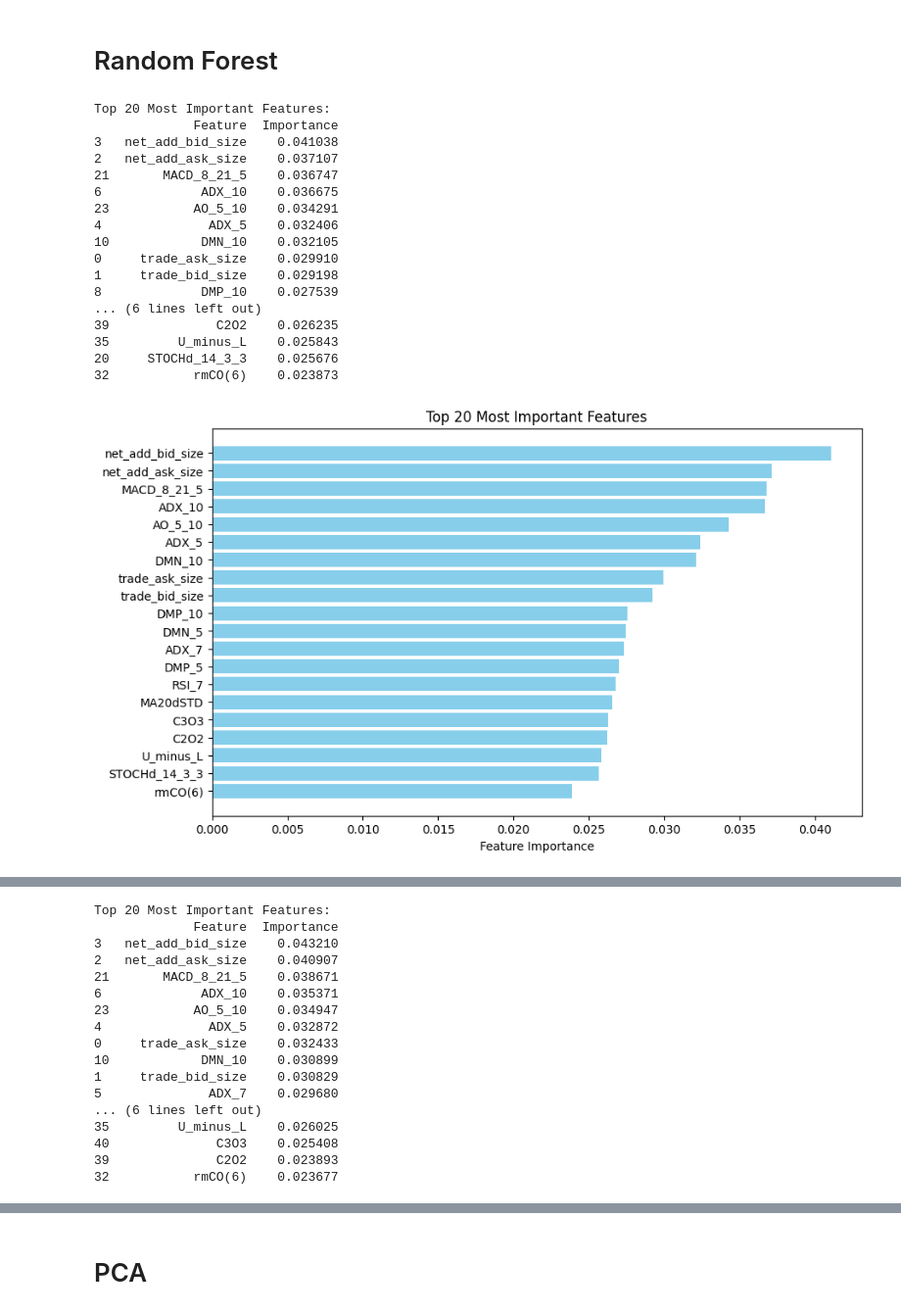
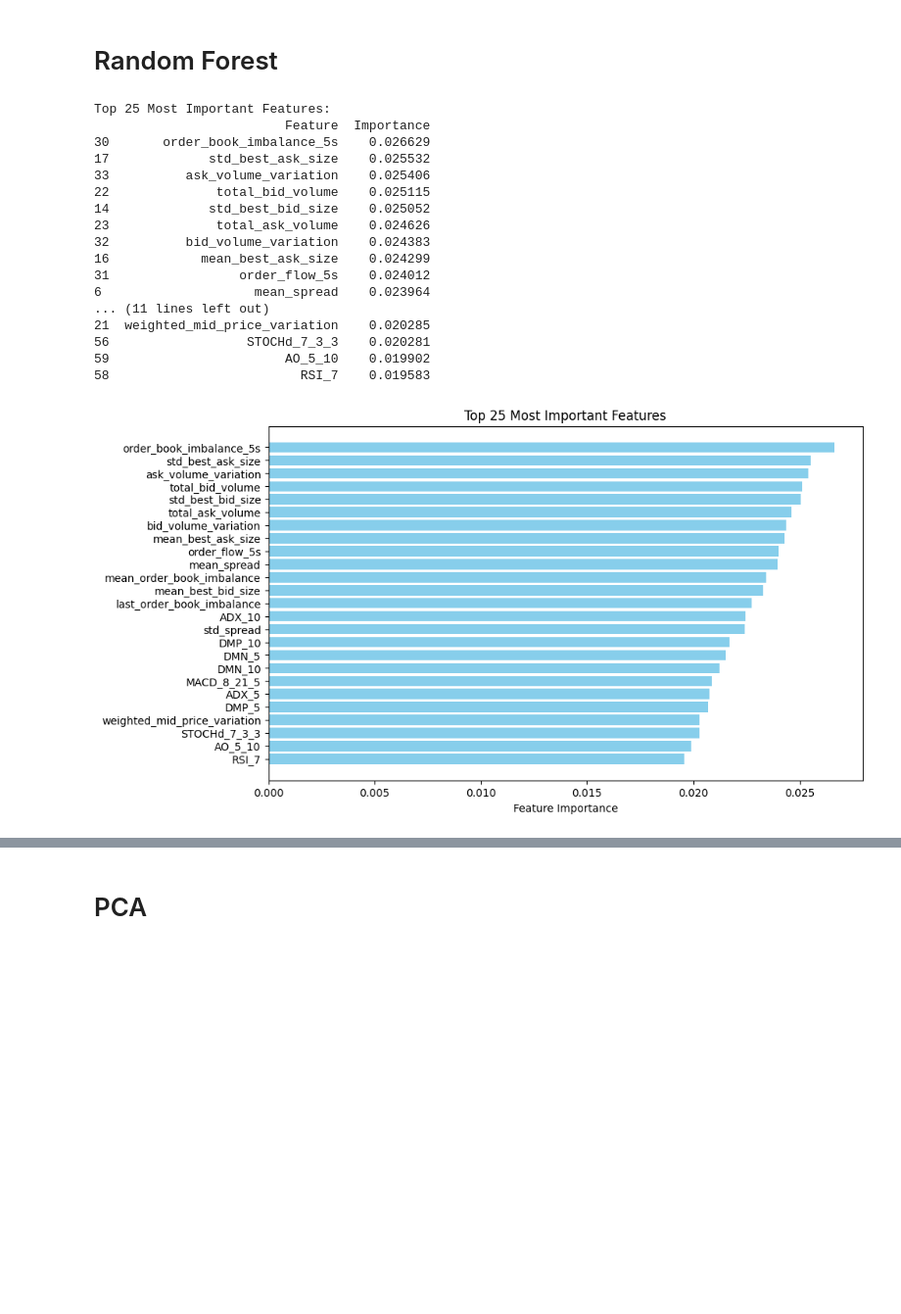
Before and after one commit to LiaoLaurent/Stock-Prediction-Deep-Learning, a Jupyter notebook: feature_engineering.ipynb, the cells around one changed output, grey strips where cells are left out. Shown at 98% size. Drawn from its saved outputs; the diff is of its cells as text; code cells hidden in the pictures; blank space fills up the shorter version.

```diff
--- a/feature_engineering.ipynb
+++ b/feature_engineering.ipynb
@@ -422,7 +476,7 @@ Index(['mid_price_mean', 'std_mid_price', 'weighted_mid_price_first',
 | 2024-10-01 09:30:31-04:00 | 228.897054 | 0.046209 | 228.947130 | 228.811656 | 228.896598 | ... |
 | 2024-10-01 09:30:32-04:00 | 228.873875 | 0.027299 | 228.811656 | 228.895714 | 228.875182 | ... |
 # %%
-all_data["weighted_mid_price_variation_class"] = all_data["weighted_mid_price_variation_class"].shift(-1)
+all_data["mean_mid_price_variation_class"] = all_data["mean_mid_price_variation_class"].shift(-1)
 all_data.dropna(inplace=True)
 # %%
 all_data.head()
@@ -486,7 +540,7 @@ OH1               0.239075  1.000000
 # %%
 from sklearn.ensemble import RandomForestRegressor
 
-X = all_data.drop(columns=['mid_price_variation_class', 'weighted_mid_price_variation_class'])  # Features
+X = all_data.drop(columns=['mid_price_variation_class', 'weighted_mid_price_variation_class', "mean_mid_price_variation_class"])  # Features
 y = all_data['weighted_mid_price_variation_class']  # Target variable
 
 params0 = {
@@ -516,7 +570,7 @@ params3={
     'max_features' : 0.3
 }
 
-def analyze_feature_importance(X, y, num_features=20, **rf_params):
+def analyze_feature_importance(X, y, num_features=None, **rf_params):
     """
     Analyze and visualize feature importance using a Random Forest model.
 
@@ -537,50 +591,53 @@ def analyze_feature_importance(X, y, num_features=20, **rf_params):
 
     # Get feature importances
     feature_importances = rf.feature_importances_
 
     # Create a DataFrame to display feature importances
     importance_df = pd.DataFrame({
         'Feature': X.columns,
         'Importance': feature_importances
     })
 
     # Sort features by importance
     importance_df = importance_df.sort_values(by='Importance', ascending=False)
 
+    if num_features is None:
+        num_features = len(importance_df)
+
     # Display the top `num_features` most important features
     print(f"Top {num_features} Most Important Features:")
     print(importance_df.head(num_features))
 
     # Plot feature importances
     plt.figure(figsize=(10, 6))
     plt.barh(importance_df['Feature'][:num_features], importance_df['Importance'][:num_features], color='skyblue')
     plt.xlabel('Feature Importance')
     plt.title(f'Top {num_features} Most Important Features')
     plt.gca().invert_yaxis()
     plt.show()
 
     return importance_df
 
-importance_df0 = analyze_feature_importance(X, y, **params0)
-importance_df1 = analyze_feature_importance(X, y, **params1)
+importance_df0 = analyze_feature_importance(X, y, num_features=25, **params0)
+importance_df1 = analyze_feature_importance(X, y, num_features=25, **params1)
 # importance_df2 = analyze_feature_importance(X, y, **params2)
 # importance_df3 = analyze_feature_importance(X, y, **params3)
 # %% [output]
-Top 20 Most Important Features:
-             Feature  Importance
-3   net_add_bid_size    0.041038
-2   net_add_ask_size    0.037107
-21       MACD_8_21_5    0.036747
-6             ADX_10    0.036675
-23           AO_5_10    0.034291
-4              ADX_5    0.032406
-10            DMN_10    0.032105
-0     trade_ask_size    0.029910
-1     trade_bid_size    0.029198
-8             DMP_10    0.027539
-... (6 lines left out)
-39              C2O2    0.026235
-35         U_minus_L    0.025843
-20     STOCHd_14_3_3    0.025676
-32           rmCO(6)    0.023873
+Top 25 Most Important Features:
+                         Feature  Importance
+30       order_book_imbalance_5s    0.026629
+17             std_best_ask_size    0.025532
+33          ask_volume_variation    0.025406
+22              total_bid_volume    0.025115
+14             std_best_bid_size    0.025052
+23              total_ask_volume    0.024626
+32          bid_volume_variation    0.024383
+16            mean_best_ask_size    0.024299
+31                 order_flow_5s    0.024012
+6                    mean_spread    0.023964
+... (11 lines left out)
+21  weighted_mid_price_variation    0.020285
+56                  STOCHd_7_3_3    0.020281
+59                       AO_5_10    0.019902
+58                         RSI_7    0.019583
-[figure, old version]
+[figure, new version]
@@ -605,17 +661,0 @@ Top 20 Most Important Features:
-Top 20 Most Important Features:
-             Feature  Importance
-3   net_add_bid_size    0.043210
-2   net_add_ask_size    0.040907
-21       MACD_8_21_5    0.038671
-6             ADX_10    0.035371
-23           AO_5_10    0.034947
-4              ADX_5    0.032872
-0     trade_ask_size    0.032433
-10            DMN_10    0.030899
-1     trade_bid_size    0.030829
-5              ADX_7    0.029680
-... (6 lines left out)
-35         U_minus_L    0.026025
-40              C3O3    0.025408
-39              C2O2    0.023893
-32           rmCO(6)    0.023677
```
Also changed, not shown: parts of 11 cells of this notebook, 8 other files.
